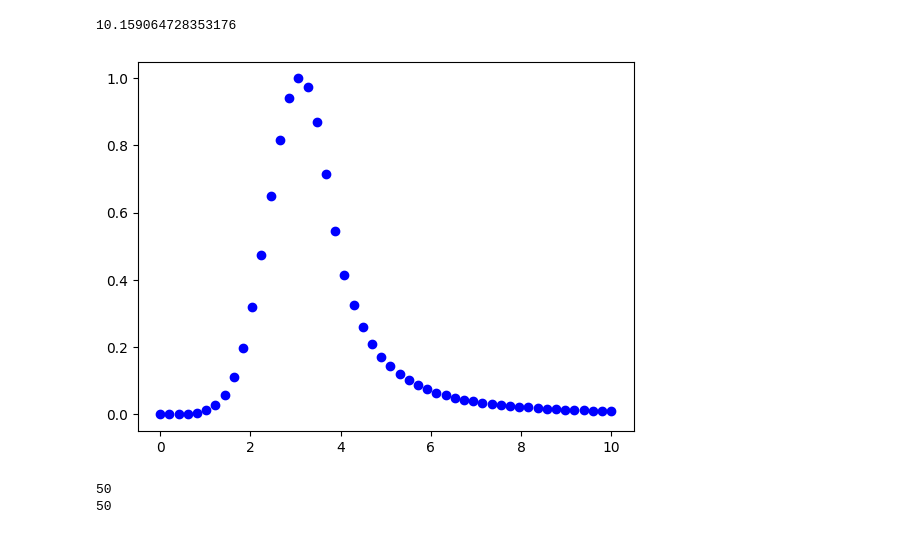
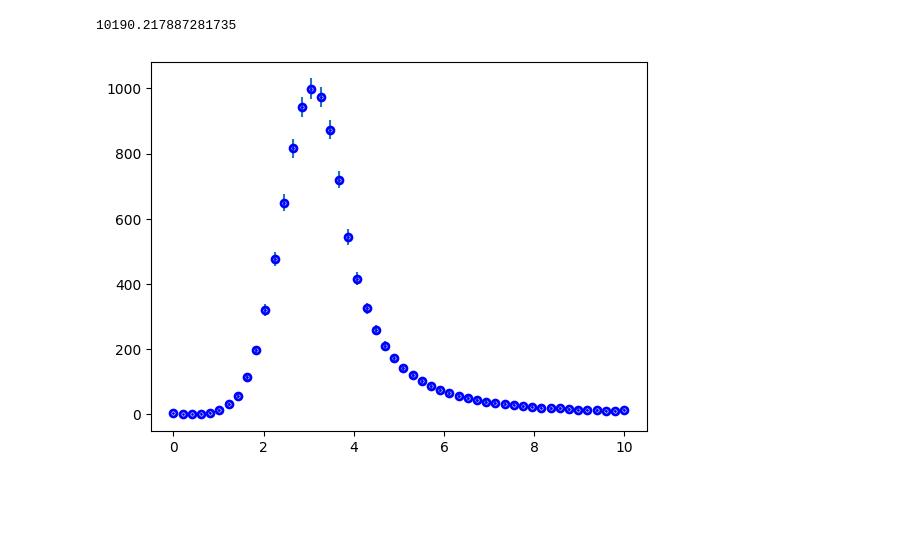
Before and after one commit to nantes-m2-rps-exp/qqbar2mumu-2023, a Jupyter notebook: notebooks/04-fitexample.ipynb, the cells around one changed output. Cells and saved outputs as stored; diff of their text form; code cells hidden in the pictures; blank space fills up the shorter version.

```diff
--- a/notebooks/04-fitexample.ipynb
+++ b/notebooks/04-fitexample.ipynb
@@ -19,32 +19,65 @@ def func(x, N, mu, sig, alphaL, nL, alphaR, nR):
     elif rel > alphaR:
         result = AR*(BR + rel)**(-nR)
 
-    return result * N #/ (np.sqrt(2 * np.pi) * sig)
+    noise = np.random.randn()/500
+    return (result+noise*(noise>=0))*N #/ (np.sqrt(2 * np.pi) * sig)
 # %%
-N = 1
+N = 1000
 mu = 3.1
 sig = 0.70
 alphaL = 10
 alphaR = 1
 nL= 3
 nR= 3
 
 x = np.linspace(0, 10, 50)
 x_data = np.array(x)
 y_data = np.array([func(j, N, mu, sig, alphaL, nL, alphaR, nR) for j in x_data])
-plt.plot(x, y_data, 'bo')
-
+y_error = np.sqrt(y_data)
+plt.errorbar(x, y_data, y_error, marker='o', mfc='blue',
+         mec='blue', ms=2, mew=5, ls='')
 print(y_data.sum())
 # %% [output]
-10.159064728353176
+10190.217887281735
-[figure, old version]
+[figure, new version]
 # %%
-print(len(x_data))
-print(len(y_data))
+def funcVec(x, N, mu, sig, alphaL, nL, alphaR, nR):
+    AL = ( nL / np.absolute( alphaL ) )**nL * np.exp( -1 * np.absolute( alphaL )**2 / 2 )
+    AR = ( nR / np.absolute( alphaR ) )**nR * np.exp( -1 * np.absolute( alphaR )**2 / 2 )
+    BL = nL / np.absolute( alphaL ) - np.absolute( alphaL )
+    BR = nR / np.absolute( alphaR ) - np.absolute( alphaR )
 
-#params, covs = curve_fit(func, x_data, y_data)
-#print("params: ", params)
-#print("covariance: \n", covs)
+    return np.piecewise(x,
+                        [( x - mu )/sig < -1 * alphaL, (( x - mu )/sig >= -1 * alphaL) & (( x - mu )/sig <= alphaR).any() , ( x - mu )/sig > alphaR],
+                        [lambda x: N * AL * (BL - (( x - mu )/sig))**(-nL), lambda x: N * np.exp(-1 * (( x - mu )/sig)**2 / 2), lambda x: N * AR * (BR + ( x - mu )/sig)**(-nR)])
+
+def funcVec2(x, N, mu, sig, alphaL, nL, alphaR, nR):
+    AL = ( nL / np.absolute( alphaL ) )**nL * np.exp( -1 * np.absolute( alphaL )**2 / 2 )
+    AR = ( nR / np.absolute( alphaR ) )**nR * np.exp( -1 * np.absolute( alphaR )**2 / 2 )
+    BL = nL / np.absolute( alphaL ) - np.absolute( alphaL )
+    BR = nR / np.absolute( alphaR ) - np.absolute( alphaR )
+
+    result = 0
+    result += AL * (BL - (( x - mu )/sig))**(-nL) * (( x - mu )/sig < -1 * alphaL).all()
+    result += np.exp(-1 * (( x - mu )/sig)**2 / 2) * ((( x - mu )/sig >= -1 * alphaL) & (( x - mu )/sig <= alphaR)).all()
+    result += AR * (BR + ( x - mu )/sig)**(-nR) * (( x - mu )/sig > alphaR).all()
+    result *= N
+
+    return result
+
+def funcVec3(x, N, mu, sigma, alpha, n, alphabis, nbis):
+    A = ((n/np.abs(alpha))**n)*np.exp(-(np.abs(alpha)**2)/2.)
+    B = (n/np.abs(alpha))-np.abs(alpha)
+    C = ((nbis/np.abs(alphabis))**n)*np.exp(-(np.abs(alphabis)**2)/2.)
+    D = (nbis/np.abs(alphabis))-np.abs(alphabis)
+    y = np.array([], dtype=float)
+    for i in x:
+        if(((i-mu)/sigma > alpha) and ((i-mu)/sigma < alphabis)):
+            y = np.append(y, np.exp(-((i-mu)**2)/(2*sigma**2)))
+        elif ((i-mu)/sigma < alpha):
+            y = np.append(y, A*((B- (i -mu)/(sigma))**(-n)))
+        elif((i-mu)/sigma > alphabis):
+            y = np.append(y, C*((D+ (i -mu)/(sigma))**(-nbis)))
+        else:
+            y = np.append(y, 0.)
+    return y*N
-# %% [output]
-50
-50
```
Also changed, not shown: parts of 3 cells of this notebook.
